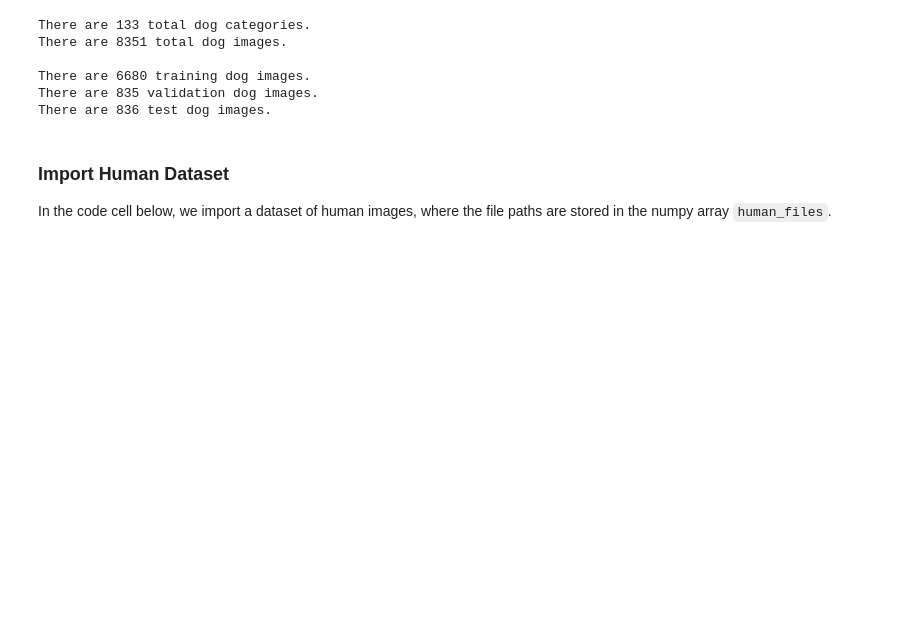
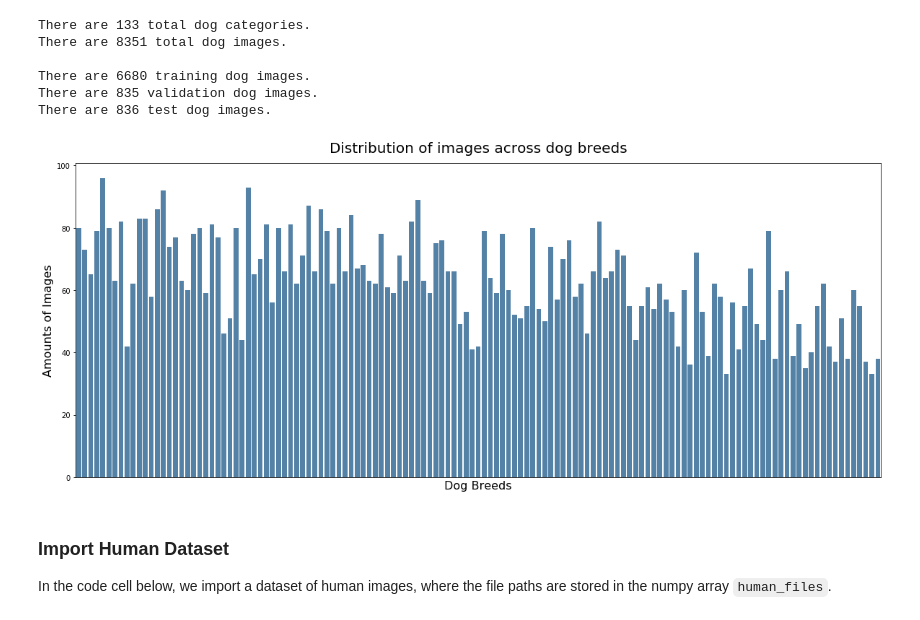
Before and after one commit to beichentian-GIS/CNN_Dog_Breed_Identifier, a Jupyter notebook: dog_app_Tian.ipynb, the cells around one changed output. Saved outputs shown, nothing was run; the diff lists cells and outputs as text; code cells hidden in the pictures; blank space fills up the shorter version.

```diff
--- a/dog_app_Tian.ipynb
+++ b/dog_app_Tian.ipynb
@@ -91,6 +91,38 @@ There are 8351 total dog images.
 There are 6680 training dog images.
 There are 835 validation dog images.
 There are 836 test dog images.
+# %%
+import pandas as pd
+import seaborn as sns
+import matplotlib.pyplot as plt
+%matplotlib inline
+
+# Concatenate training, testing, and validation datasets of dogs
+total_dogs = np.concatenate((train_targets, test_targets, valid_targets), axis=0)
+# Count amounts of images for each dog breed
+images_per_breed = total_dogs.sum(axis=0)
+# Get a list of names for all dog breeds
+dog_names_short = [i[15:] for i in dog_names]
+# Generate a dataframe containing a column of dog breeds and a column of numbers of images
+df_dog_breed = pd.DataFrame({
+    "Dog_Breed": dog_names_short,
+    "Num_Imag": images_per_breed
+})
+df_dog_breed = df_dog_breed.astype({"Dog_Breed":str, "Num_Imag":int})
+
+# Visualize the distribution of images across dog breeds
+plt.figure(figsize=[20,8])
+sns.barplot(data=df_dog_breed, x="Dog_Breed", y="Num_Imag", color='steelblue')
+plt.title("Distribution of images across dog breeds", fontsize=20, y=1.02)
+plt.xlabel("Dog Breeds", fontsize=16)
+plt.xticks([])
+plt.ylabel("Amounts of Images", fontsize=16)
+
+plt.savefig("Dis_Dog_Images.png")
+plt.show()
+plt.close()
+# %% [output]
+[figure, added]
 # %% [markdown]
 ### Import Human Dataset
 
```
Also changed, not shown: parts of 1 cell of this notebook, 3 other files.
